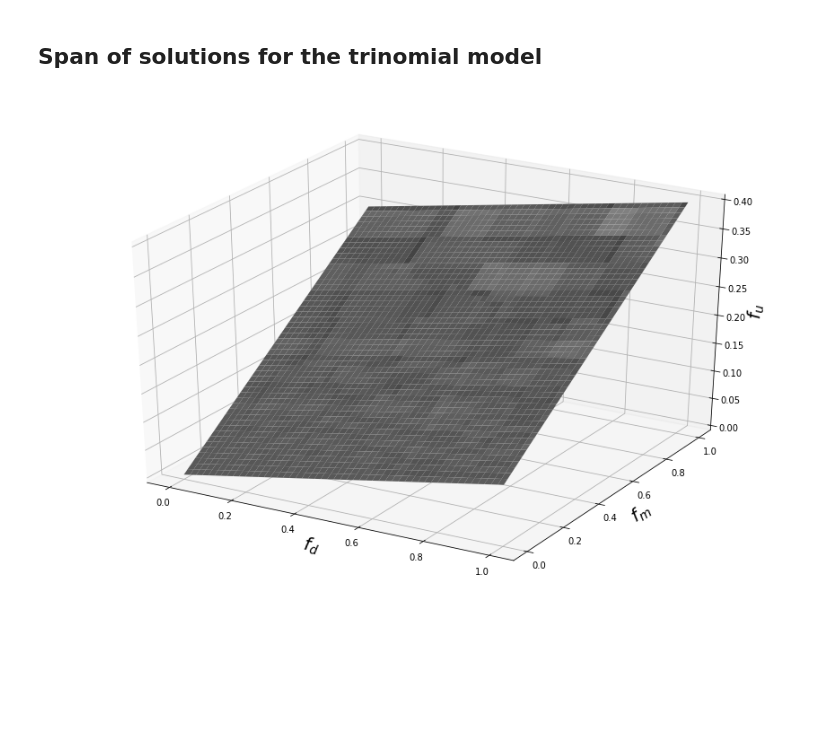
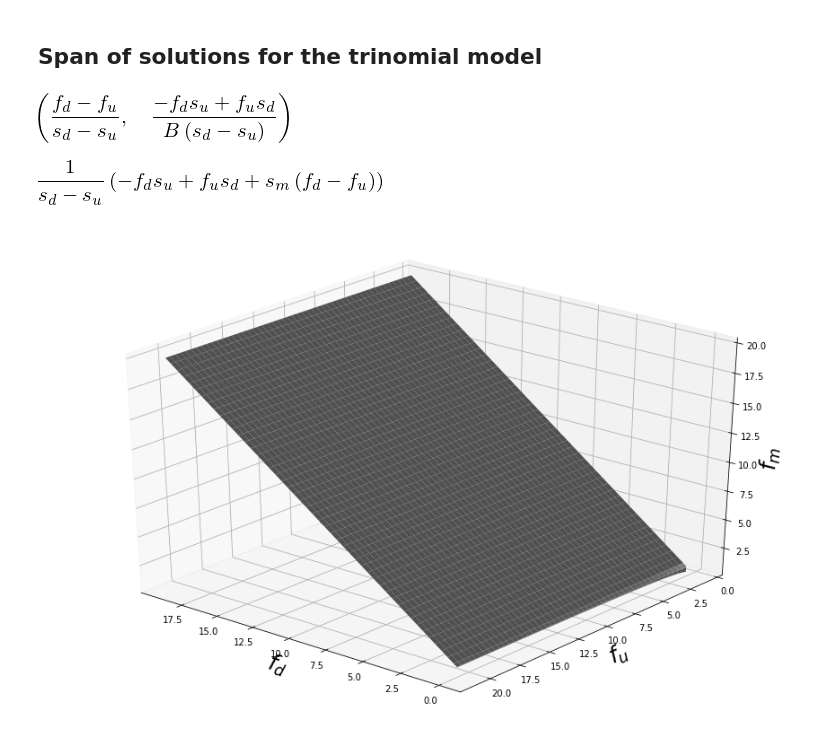
Before and after one commit to gerdm/TGMAFFIRO, a Jupyter notebook: notebooks/graphics.ipynb, the cells around one changed output. Saved outputs shown, nothing was run; the diff lists cells and outputs as text; code cells hidden in the pictures; blank space fills up the shorter version.

Commit message:
edit graphic in chapter 3 of span of solutions for an incomplete market

```diff
--- a/notebooks/graphics.ipynb
+++ b/notebooks/graphics.ipynb
@@ -213,19 +213,45 @@ plt.show()
 [figure]
 # %% [markdown]
 ## Span of solutions for the trinomial model
+# %%
+from sympy import symbols, init_printing, solve
+from sympy.printing import latex
+init_printing()
+
+su, sd, sm = symbols("s_u s_d s_m")
+phi, psi = symbols("phi psi")
+fu, fd, fm = symbols("f_u f_d f_m")
+B = symbols("B")
+
+phi_s, psi_s = solve((su * phi + B * psi - fu,
+                      sd * phi + B * psi - fd), (phi, psi)).values()
+phi_s, psi_s
+# %% [output]
+[figure, added]
+# %%
+(phi_s * sm + psi_s * B).simplify()
+# %% [output]
+[figure, added]
+# %%
+r = 0.03
+k = 100
+B = np.exp(-r)
+sd, sm, su = np.linspace(99, 119, 500), np.linspace(100, 120, 500), np.linspace(101, 121, 500)
+fd, fu = np.maximum(sd - k, 0), np.maximum(su - k, 0)
+
+fd, fu = np.meshgrid(fd, fu)
+sd, su = np.meshgrid(sd, su)
+
+fm = (-fd * su + fu * sd + sm * (fd - fu)) / (sd - su)
 # %%
-x, y = np.linspace(0, 1, 500), np.linspace(0, 1, 500)
-x, y = np.meshgrid(x, y)
-z = 0.1 * x + 0.3 * y
-
 fig = plt.figure(figsize=(15, 10))
-ax = fig.add_subplot(111, projection="3d")
-ax.set_xlabel("$f_d$", size=20)
-ax.set_ylabel("$f_m$", size=20)
-ax.set_zlabel("$f_u$", size=20)
-ax.plot_surface(x, y, z, color="gray")
-
+ax = fig.add_subplot(1, 1, 1, projection="3d")
+ax.plot_surface(fd, fu, fm, color="gray")
+ax.set_xlabel("$f_d$", size=25)
+ax.set_ylabel("$f_u$", size=25)
+ax.set_zlabel("$f_m$", size=25)
+ax.view_init(30, 130)
 plt.savefig("../images/trinomial_sol.pdf")
 plt.show()
 # %% [output]
-[figure, old version]
+[figure, new version]
```
Also changed, not shown: 1 other file.
